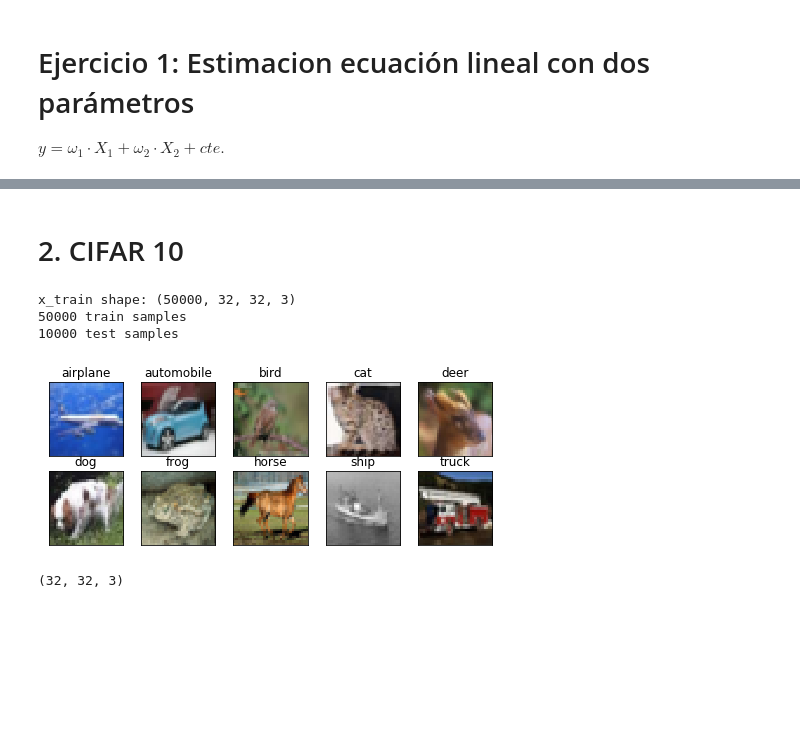
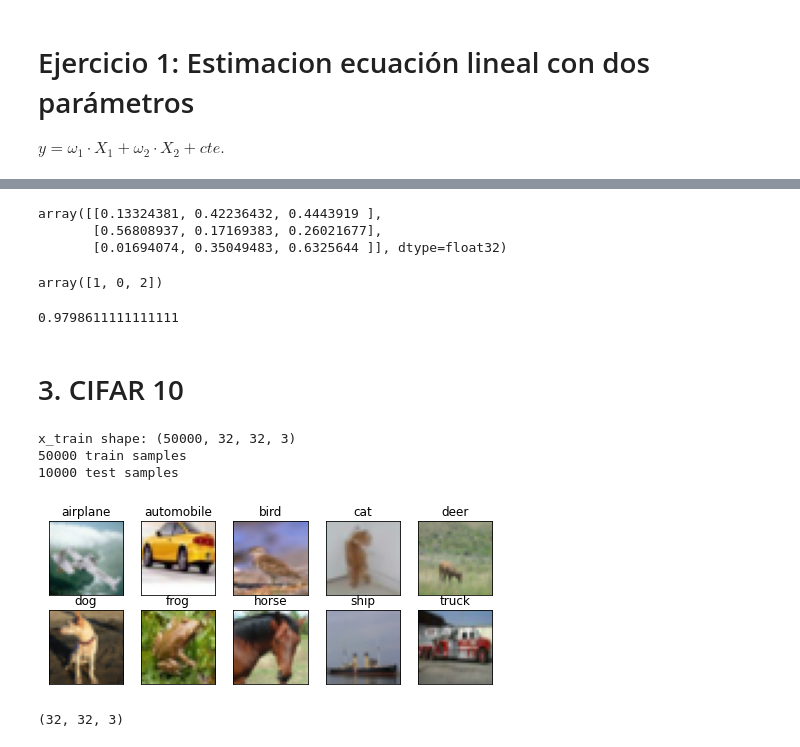
Before and after one commit to PhDCarlosPerales/redes_neuronales, a Jupyter notebook: Curso_NN_03_Ejercicios_Resueltos.ipynb, the cells around one changed output, grey strips where cells are left out. Drawn from its saved outputs; the diff is of its cells as text; code cells hidden in the pictures; blank space fills up the shorter version.

```diff
--- a/Curso_NN_03_Ejercicios_Resueltos.ipynb
+++ b/Curso_NN_03_Ejercicios_Resueltos.ipynb
@@ -135,10 +190,26 @@ plt.show()
+# %%
+y_score[:3]
+# %% [output]
+array([[0.13324381, 0.42236432, 0.4443919 ],
+       [0.56808937, 0.17169383, 0.26021677],
+       [0.01694074, 0.35049483, 0.6325644 ]], dtype=float32)
+# %%
+y_test[:3]
+# %% [output]
+array([1, 0, 2])
+# %%
+from sklearn.metrics import roc_auc_score
+macro_roc_auc_ovr = roc_auc_score(y_test, y_score, multi_class="ovo",average="macro")
+macro_roc_auc_ovr
+# %% [output]
+0.9798611111111111
 # %% [markdown]
-# 2. CIFAR 10
+# 3. CIFAR 10
 # %%
-import keras
+import tensorflow.keras
 import matplotlib.pyplot as plt
 import numpy as np
-from keras.datasets import cifar10
+from tensorflow.keras.datasets import cifar10
 (x_train, y_train), (x_test, y_test) = cifar10.load_data()
 print('x_train shape:', x_train.shape)
 print(x_train.shape[0], 'train samples')
@@ -148,36 +219,36 @@ print(x_test.shape[0], 'test samples')
 
 class_names = ['airplane','automobile','bird','cat','deer',
                'dog','frog','horse','ship','truck']
 fig = plt.figure(figsize=(8,3))
 num_classes=10
 for i in range(num_classes):
     ax = fig.add_subplot(2, 5, 1 + i, xticks=[], yticks=[])
     idx = np.where(y_train[:]==i)[0]
     features_idx = x_train[idx,::]
     img_num = np.random.randint(features_idx.shape[0])
     im = np.transpose(features_idx[img_num,::], (0, 1, 2))
     ax.set_title(class_names[i])
     plt.imshow(im)
 plt.show()
 
 
 
 # De clase a one hot enconder.
-y_train = keras.utils.to_categorical(y_train, num_classes)
-y_test = keras.utils.to_categorical(y_test, num_classes)
+y_train = tensorflow.keras.utils.to_categorical(y_train, num_classes)
+y_test = tensorflow.keras.utils.to_categorical(y_test, num_classes)
 
 x_train = x_train.astype('float32')
 x_test = x_test.astype('float32')
 x_train /= 255
 x_test /= 255
 
 input_shape= x_train.shape[1:]
 print(input_shape)
 # %% [output]
 x_train shape: (50000, 32, 32, 3)
 50000 train samples
 10000 test samples
-[figure, old version]
+[figure, new version]
 (32, 32, 3)
 # %%
 from __future__ import print_function
```
Also changed, not shown: parts of 29 cells of this notebook, 5 other files.
